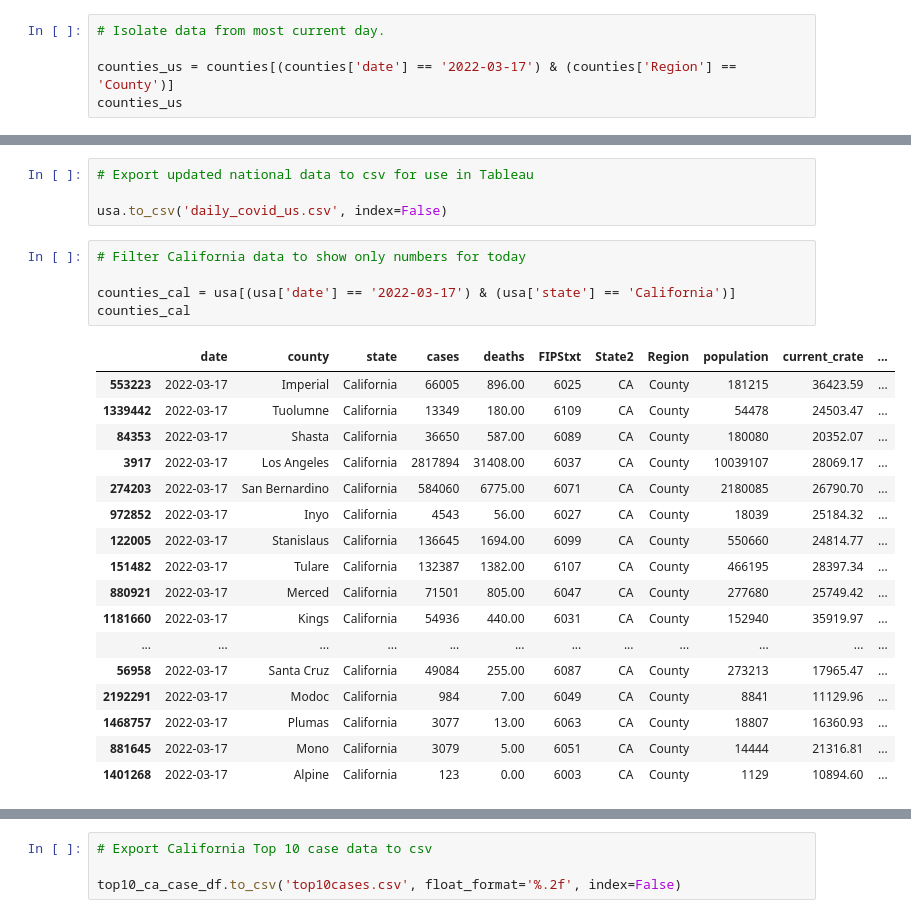
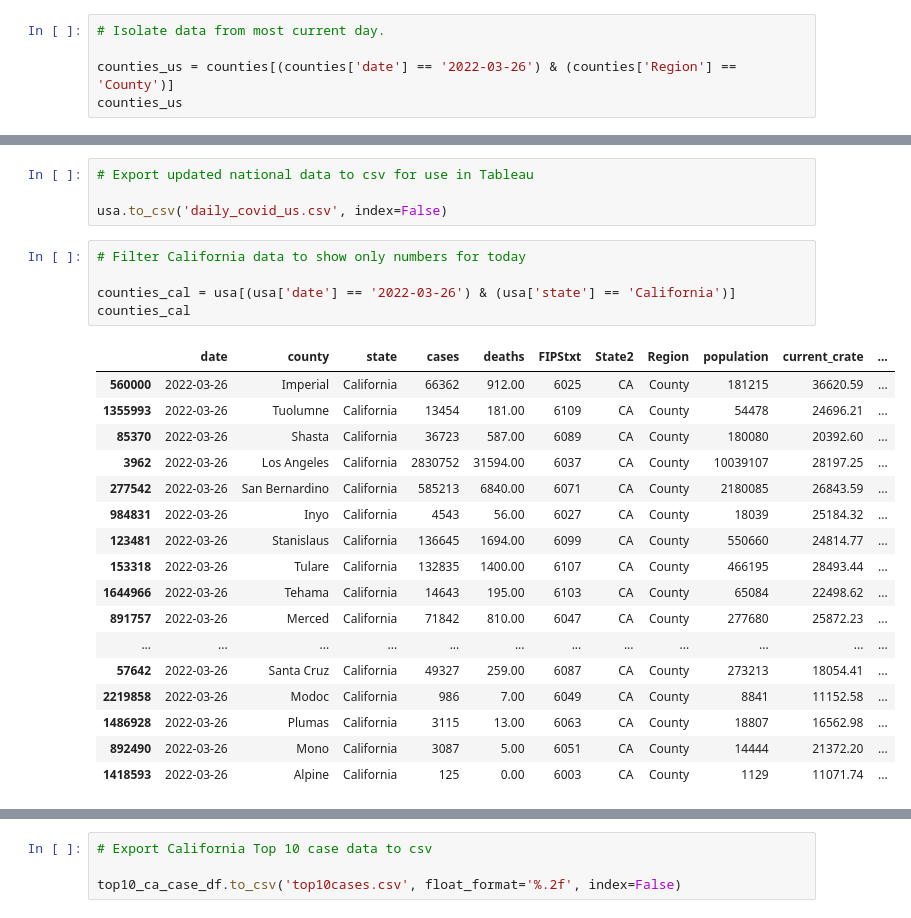
Before and after one commit to menlodoug/covid_crunching, a Jupyter notebook: pandas/COVID_USA.ipynb, the cells around one changed output, grey strips where cells are left out. Cells and saved outputs as stored; diff of their text form.

```diff
--- a/pandas/COVID_USA.ipynb
+++ b/pandas/COVID_USA.ipynb
@@ -94,7 +94,7 @@ counties
 # %%
 # Isolate data from most current day.
 
-counties_us = counties[(counties['date'] == '2022-03-17') & (counties['Region'] == 'County')]
+counties_us = counties[(counties['date'] == '2022-03-26') & (counties['Region'] == 'County')]
 counties_us
 # %% [output]
 |  | date | county | state | cases | deaths | FIPStxt | State2 | Region | population | current_crate | ... |
@@ -249,26 +249,26 @@ usa.to_csv('daily_covid_us.csv', index=False)
 # %%
 # Filter California data to show only numbers for today
 
-counties_cal = usa[(usa['date'] == '2022-03-17') & (usa['state'] == 'California')]
+counties_cal = usa[(usa['date'] == '2022-03-26') & (usa['state'] == 'California')]
 counties_cal
 # %% [output]
 |  | date | county | state | cases | deaths | FIPStxt | State2 | Region | population | current_crate | ... |
-| 553223 | 2022-03-17 | Imperial | California | 66005 | 896.00 | 6025 | CA | County | 181215 | 36423.59 | ... |
-| 1339442 | 2022-03-17 | Tuolumne | California | 13349 | 180.00 | 6109 | CA | County | 54478 | 24503.47 | ... |
-| 84353 | 2022-03-17 | Shasta | California | 36650 | 587.00 | 6089 | CA | County | 180080 | 20352.07 | ... |
-| 3917 | 2022-03-17 | Los Angeles | California | 2817894 | 31408.00 | 6037 | CA | County | 10039107 | 28069.17 | ... |
-| 274203 | 2022-03-17 | San Bernardino | California | 584060 | 6775.00 | 6071 | CA | County | 2180085 | 26790.70 | ... |
-| 972852 | 2022-03-17 | Inyo | California | 4543 | 56.00 | 6027 | CA | County | 18039 | 25184.32 | ... |
-| 122005 | 2022-03-17 | Stanislaus | California | 136645 | 1694.00 | 6099 | CA | County | 550660 | 24814.77 | ... |
-| 151482 | 2022-03-17 | Tulare | California | 132387 | 1382.00 | 6107 | CA | County | 466195 | 28397.34 | ... |
-| 880921 | 2022-03-17 | Merced | California | 71501 | 805.00 | 6047 | CA | County | 277680 | 25749.42 | ... |
-| 1181660 | 2022-03-17 | Kings | California | 54936 | 440.00 | 6031 | CA | County | 152940 | 35919.97 | ... |
+| 560000 | 2022-03-26 | Imperial | California | 66362 | 912.00 | 6025 | CA | County | 181215 | 36620.59 | ... |
+| 1355993 | 2022-03-26 | Tuolumne | California | 13454 | 181.00 | 6109 | CA | County | 54478 | 24696.21 | ... |
+| 85370 | 2022-03-26 | Shasta | California | 36723 | 587.00 | 6089 | CA | County | 180080 | 20392.60 | ... |
+| 3962 | 2022-03-26 | Los Angeles | California | 2830752 | 31594.00 | 6037 | CA | County | 10039107 | 28197.25 | ... |
+| 277542 | 2022-03-26 | San Bernardino | California | 585213 | 6840.00 | 6071 | CA | County | 2180085 | 26843.59 | ... |
+| 984831 | 2022-03-26 | Inyo | California | 4543 | 56.00 | 6027 | CA | County | 18039 | 25184.32 | ... |
+| 123481 | 2022-03-26 | Stanislaus | California | 136645 | 1694.00 | 6099 | CA | County | 550660 | 24814.77 | ... |
+| 153318 | 2022-03-26 | Tulare | California | 132835 | 1400.00 | 6107 | CA | County | 466195 | 28493.44 | ... |
+| 1644966 | 2022-03-26 | Tehama | California | 14643 | 195.00 | 6103 | CA | County | 65084 | 22498.62 | ... |
+| 891757 | 2022-03-26 | Merced | California | 71842 | 810.00 | 6047 | CA | County | 277680 | 25872.23 | ... |
 | ... | ... | ... | ... | ... | ... | ... | ... | ... | ... | ... | ... |
-| 56958 | 2022-03-17 | Santa Cruz | California | 49084 | 255.00 | 6087 | CA | County | 273213 | 17965.47 | ... |
-| 2192291 | 2022-03-17 | Modoc | California | 984 | 7.00 | 6049 | CA | County | 8841 | 11129.96 | ... |
-| 1468757 | 2022-03-17 | Plumas | California | 3077 | 13.00 | 6063 | CA | County | 18807 | 16360.93 | ... |
-| 881645 | 2022-03-17 | Mono | California | 3079 | 5.00 | 6051 | CA | County | 14444 | 21316.81 | ... |
-| 1401268 | 2022-03-17 | Alpine | California | 123 | 0.00 | 6003 | CA | County | 1129 | 10894.60 | ... |
+| 57642 | 2022-03-26 | Santa Cruz | California | 49327 | 259.00 | 6087 | CA | County | 273213 | 18054.41 | ... |
+| 2219858 | 2022-03-26 | Modoc | California | 986 | 7.00 | 6049 | CA | County | 8841 | 11152.58 | ... |
+| 1486928 | 2022-03-26 | Plumas | California | 3115 | 13.00 | 6063 | CA | County | 18807 | 16562.98 | ... |
+| 892490 | 2022-03-26 | Mono | California | 3087 | 5.00 | 6051 | CA | County | 14444 | 21372.20 | ... |
+| 1418593 | 2022-03-26 | Alpine | California | 125 | 0.00 | 6003 | CA | County | 1129 | 11071.74 | ... |
 # %%
 # Show top 10 California counties based on largest current infection rate
 
```
Also changed, not shown: parts of 14 cells of this notebook, 45 other files.
